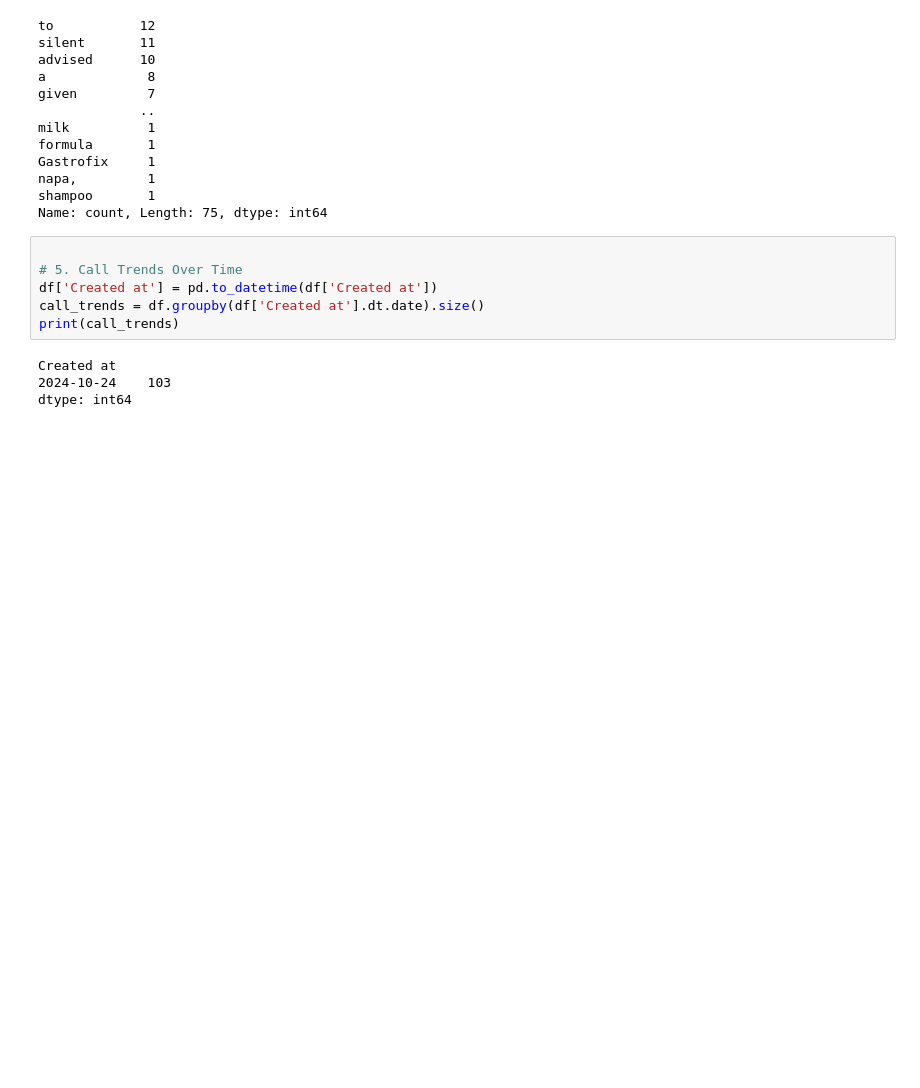
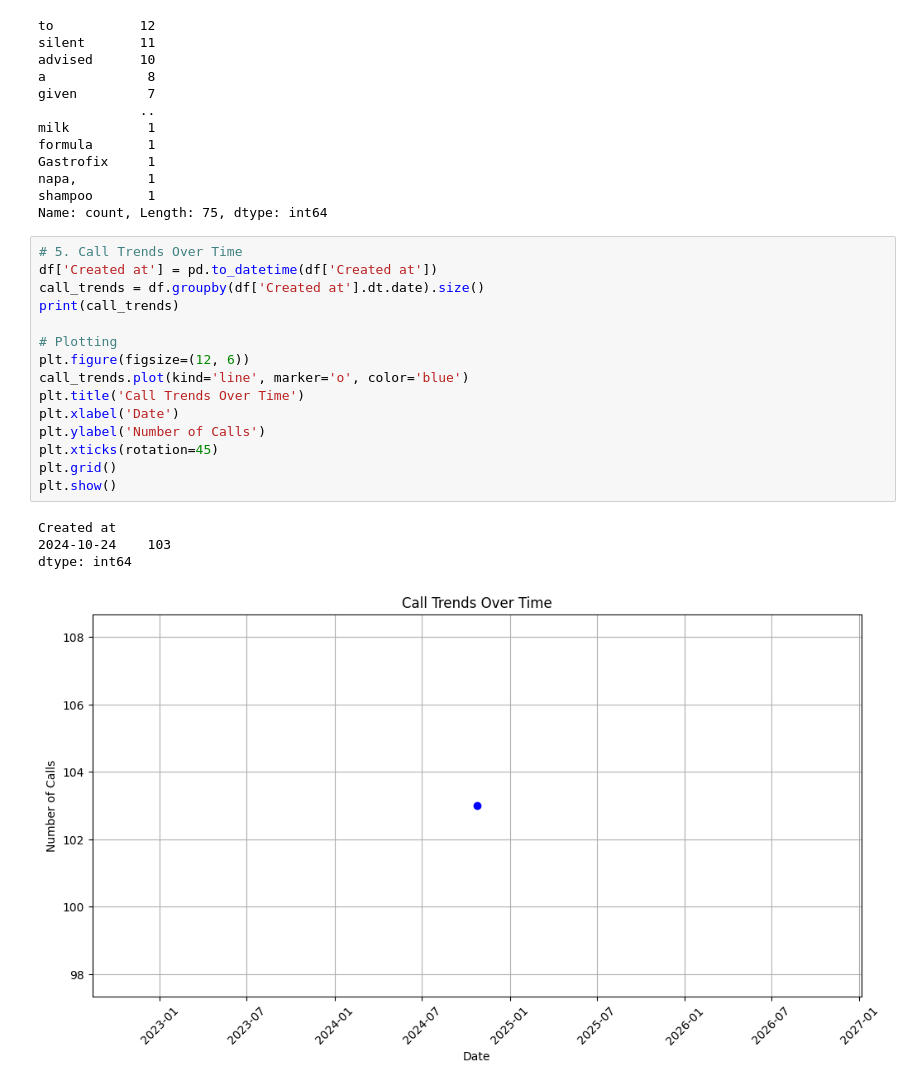
Before and after one commit to JARIN-TIAS/DataAnalysis-, a Jupyter notebook: Doctor_CRM_Data_analysis.ipynb, the cells around one changed output. Saved outputs shown, nothing was run; the diff lists cells and outputs as text; blank space fills up the shorter version.

```diff
--- a/Doctor_CRM_Data_analysis.ipynb
+++ b/Doctor_CRM_Data_analysis.ipynb
@@ -214,12 +305,22 @@ napa,         1
 shampoo       1
 Name: count, Length: 75, dtype: int64
 # %%
-
 # 5. Call Trends Over Time
 df['Created at'] = pd.to_datetime(df['Created at'])
 call_trends = df.groupby(df['Created at'].dt.date).size()
 print(call_trends)
+
+# Plotting
+plt.figure(figsize=(12, 6))
+call_trends.plot(kind='line', marker='o', color='blue')
+plt.title('Call Trends Over Time')
+plt.xlabel('Date')
+plt.ylabel('Number of Calls')
+plt.xticks(rotation=45)
+plt.grid()
+plt.show()
 # %% [output]
 Created at
 2024-10-24    103
 dtype: int64
+[figure, added]
```
Also changed, not shown: parts of 7 cells of this notebook.
